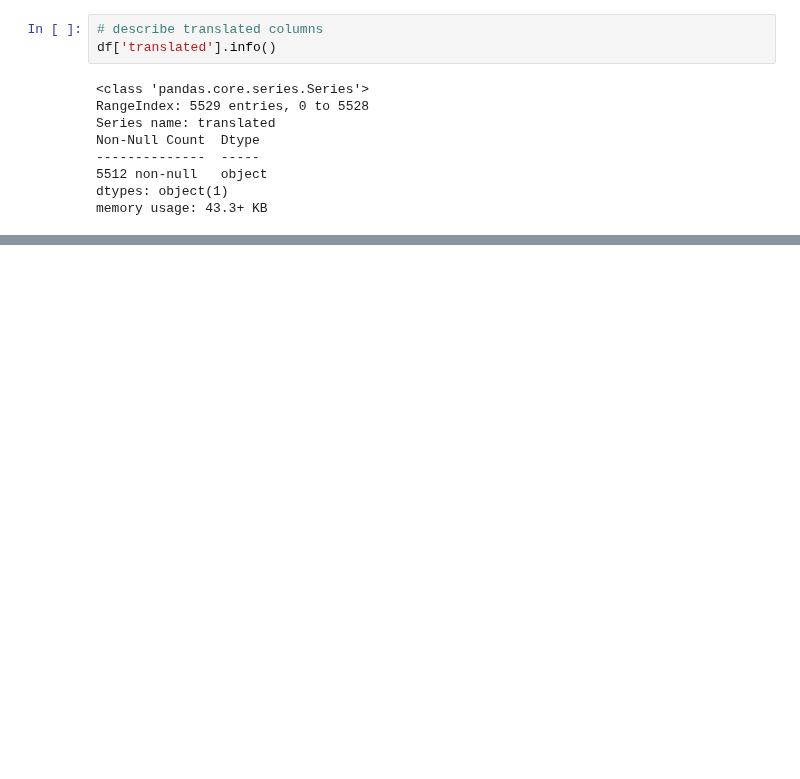
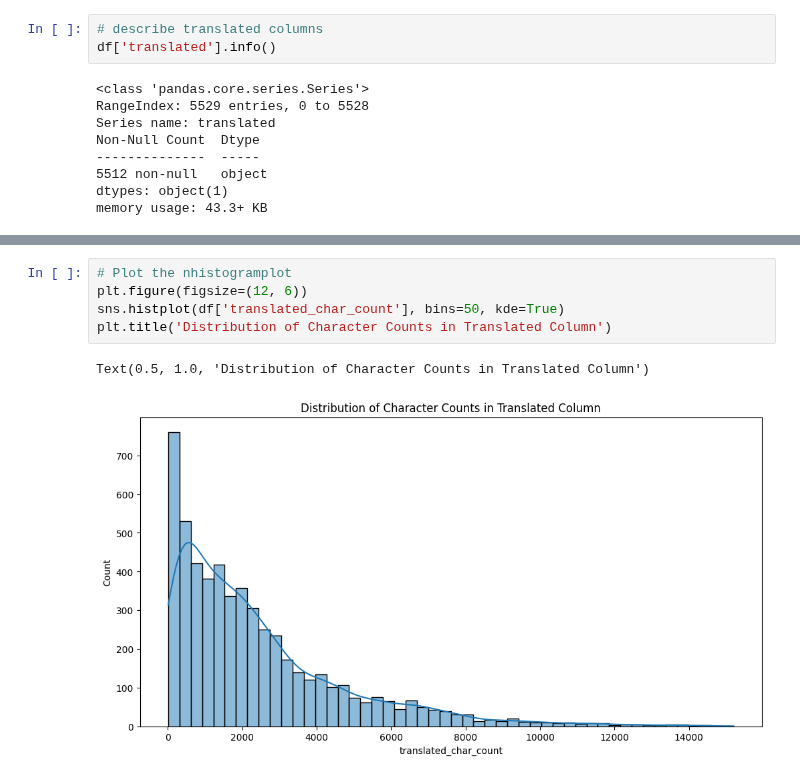
Before and after one commit to rockerritesh/maithili-news, a Jupyter notebook: main.ipynb, the cells around one changed output, grey strips where cells are left out. Cells and saved outputs as stored; diff of their text form; blank space fills up the shorter version.

```diff
--- a/main.ipynb
+++ b/main.ipynb
@@ -613,0 +654,8 @@ memory usage: 43.3+ KB
+# %%
+# Plot the nhistogramplot
+plt.figure(figsize=(12, 6))
+sns.histplot(df['translated_char_count'], bins=50, kde=True)
+plt.title('Distribution of Character Counts in Translated Column')
+# %% [output]
+Text(0.5, 1.0, 'Distribution of Character Counts in Translated Column')
+[figure, added]
```
Also changed, not shown: parts of 2 cells of this notebook.
